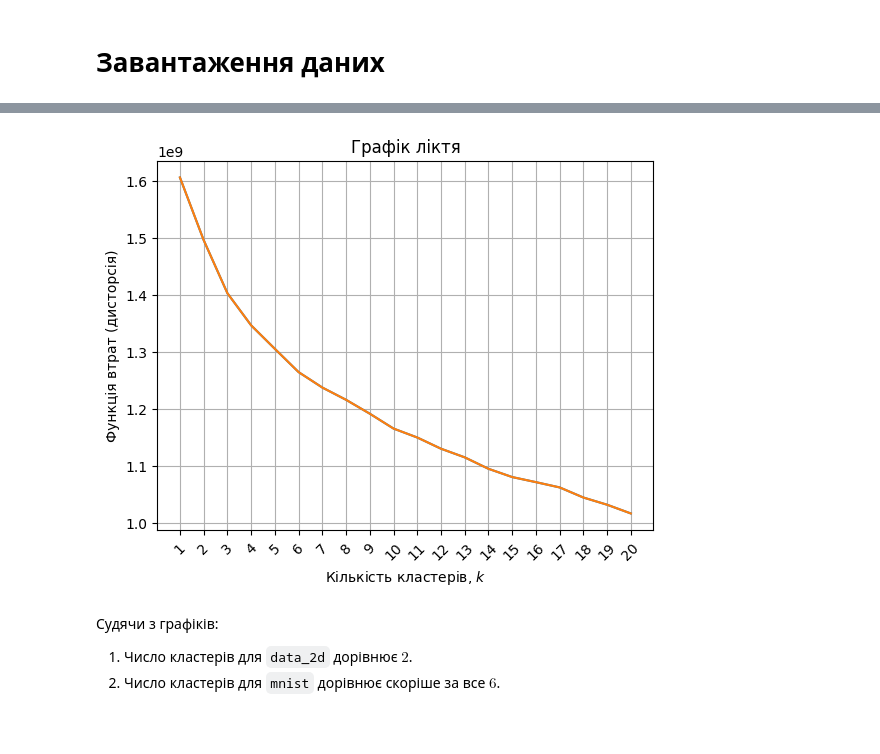
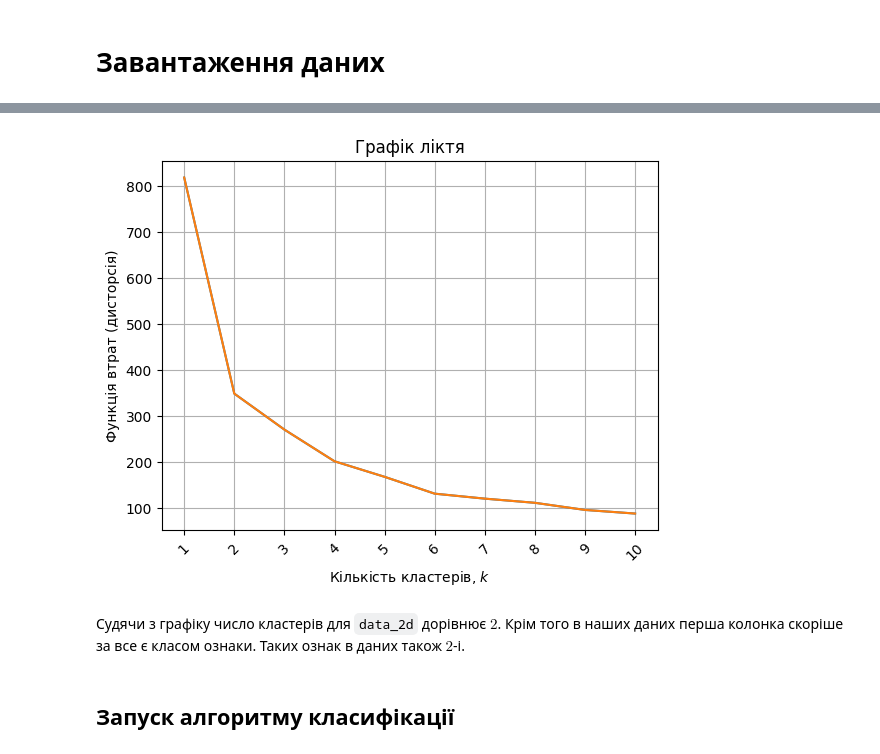
Before and after one commit to sergiokapone/DataScience, a Jupyter notebook: Hw6/Hw6.ipynb, the cells around one changed output, grey strips where cells are left out. Cells and saved outputs as stored; diff of their text form; code cells hidden in the pictures; blank space fills up the shorter version.

```diff
--- a/Hw6/Hw6.ipynb
+++ b/Hw6/Hw6.ipynb
@@ -75,5 +77,5 @@ mnist
 # %%
-def find_optimal_clusters(data, max_clusters):
+def find_optimal_clusters(features, max_clusters):
     """
     Find the optimal number of clusters using the 'Elbow Method' for K-Means clustering.
 
@@ -91,7 +93,7 @@ def find_optimal_clusters(data, max_clusters):
     """
     distortions = []
     for i in range(1, max_clusters + 1):
-        kmeans = KMeans(n_clusters=i, init='k-means++', max_iter=300, n_init=10, random_state=0).fit(data)
+        kmeans = KMeans(n_clusters=i, init='k-means++', max_iter=100, n_init='auto', random_state=0).fit(features)
         distortions.append(kmeans.inertia_)
 
     plt.plot(range(1, max_clusters + 1), distortions)
@@ -112,12 +141,12 @@ find_optimal_clusters(data_2d, max_clusters=10)
-# %%
-# Для датасету MNIST
-find_optimal_clusters(mnist, max_clusters=20)
-# %% [output]
-[figure, removed]
-# %% [markdown]
-Судячи з графіків:
-
-1. Число кластерів для `data_2d` дорівнює $2$.
-2. Число кластерів для `mnist` дорівнює скоріше за все $6$.
+# %%
+features = data_2d.iloc[:, 1:]
+
+find_optimal_clusters(features, max_clusters=10)
+# %% [output]
+[figure, added]
+# %% [markdown]
+Судячи з графіку число кластерів для `data_2d` дорівнює $2$. Крім того в наших даних перша колонка скоріше за все є класом ознаки. Таких ознак в даних також $2$-і.
+# %% [markdown]
+## Запуск алгоритму класифікації
 # %%
 k_data_2d = 2
```
Also changed, not shown: parts of 15 cells of this notebook.
